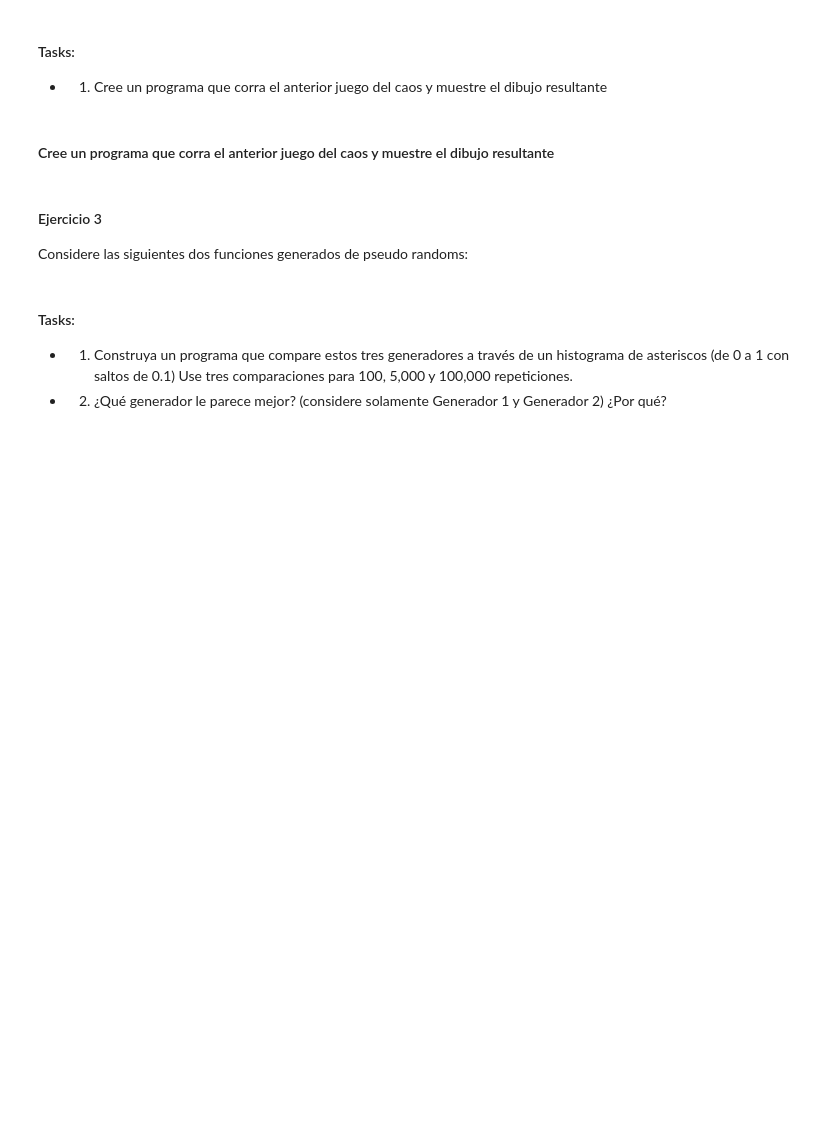
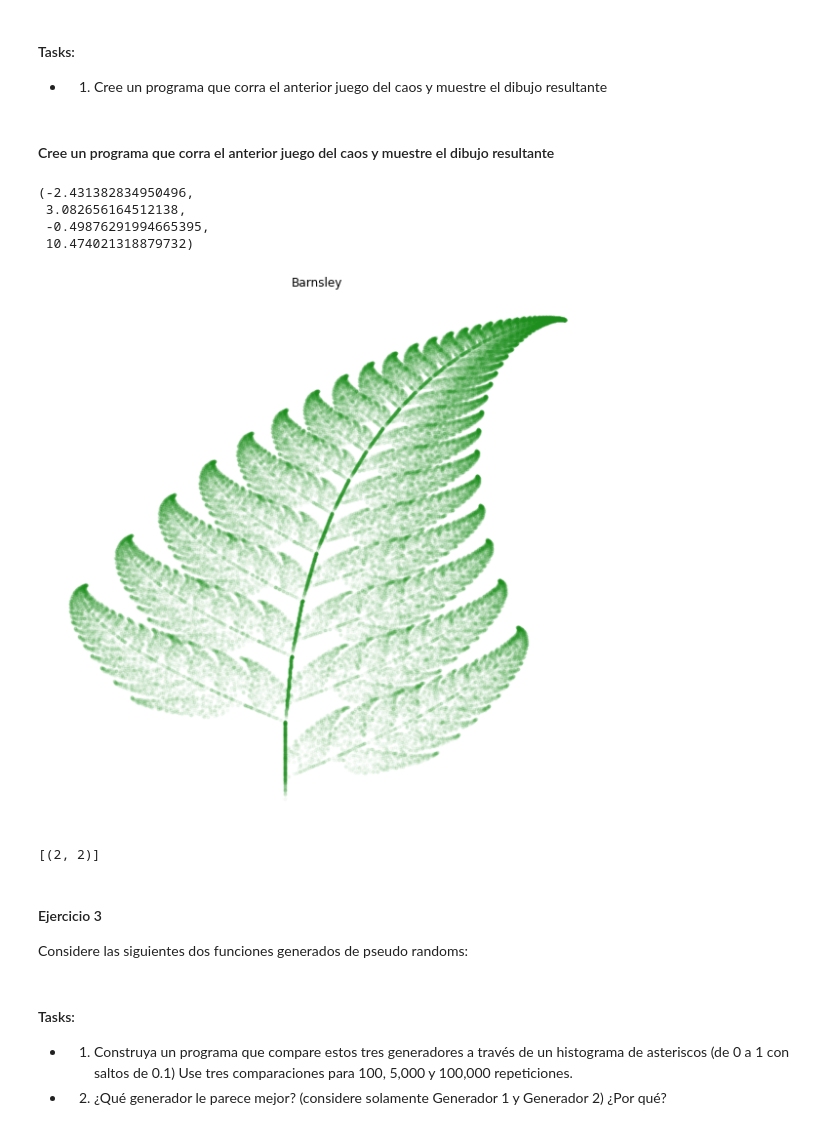
Before and after one commit to Mar19845/MicroProyecto-2, a Jupyter notebook: Mircroproyecto2.ipynb, the cells around one changed output. Drawn from its saved outputs; the diff is of its cells as text; code cells hidden in the pictures; blank space fills up the shorter version.

```diff
--- a/Mircroproyecto2.ipynb
+++ b/Mircroproyecto2.ipynb
@@ -83,14 +83,53 @@ F =
 #### Cree un programa que corra el anterior juego del caos y muestre el dibujo resultante
 # %%
 def deterministic_states(x, y):
-    #       f1                                                  f2                                             f3                                             f4
-    return [(x*0.86 + y*0.04+ 0.0, x*-0.04 + y* 0.85 + 1.6), (-0.15*x + 0.28*y + 0.0, x*0.26+ y*0.24+ 0.44), (x*0.2 + y*-0.26 + 0.0, x*0.23 + y*0.22 + 1.6), (x*0.0 + y*0.0, x*0.0 + y*0.16)]
+    return [(x*0.86 + y*0.04+ 0.0, x*-0.04 + y* 0.85 + 1.6),#f1
+            (-0.15*x + 0.28*y + 0.0, x*0.26+ y*0.24+ 0.44), #f2
+            (x*0.2 + y*-0.26 + 0.0, x*0.23 + y*0.22 + 1.6), #f3
+            (x*0.0 + y*0.0, x*0.0 + y*0.16)                 #f4
+           ]
-# %%
-def choose_state(states, prob):
-    step = []
-    for state, individual_prob in zip(states, prob):
-         step += [state] * int(individual_prob)
-    return random.choice(step)
+# %%
+def choose_state(states):
+    step = []
+    # generates a random integer between 1 and 100
+    z = random.randint(1, 100)
+    if z == 1:
+        step.append(states[3])
+    elif z>= 2 and z<= 86:
+        step.append(states[0])
+    elif z>= 87 and z<= 93:
+        step.append(states[1])
+    elif z>= 94 and z<= 100:
+        step.append(states[2])
+    return step[0]
+# %%
+def barnsley_fc(n):
+    x, y = [0], [0]
+    for i in range(n):
+        points = choose_state(deterministic_states(x[i-1], y[i-1]))
+        x.append(points[0])
+        y.append(points[1])
+    return x, y
+# %%
+Barnsley = barnsley_fc(100000)
+plt.figure(figsize=(10,10))
+plt.title("Barnsley")
+plt.plot(Barnsley[0], Barnsley[1], "g.", alpha=0.03)
+plt.axis('off')
+# %% [output]
+(-2.431382834950496,
+ 3.082656164512138,
+ -0.49876291994665395,
+ 10.474021318879732)
+[figure, added]
+# %%
+steps = []
+states=[(2,2)]
+for state in states:
+    steps += [state] * int(1)
+steps
+# %% [output]
+[(2, 2)]
 # %% [markdown]
 #### Ejercicio 3
 Considere las siguientes dos funciones generados de pseudo randoms:
```
Also changed, not shown: parts of 14 cells of this notebook.
